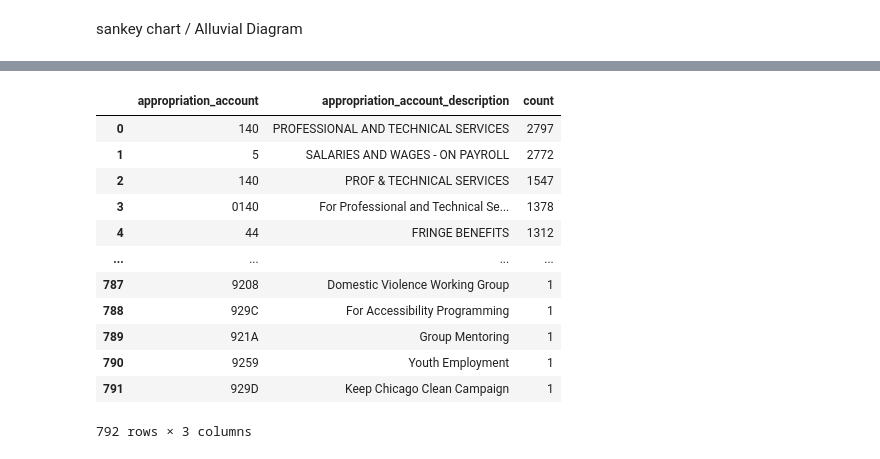
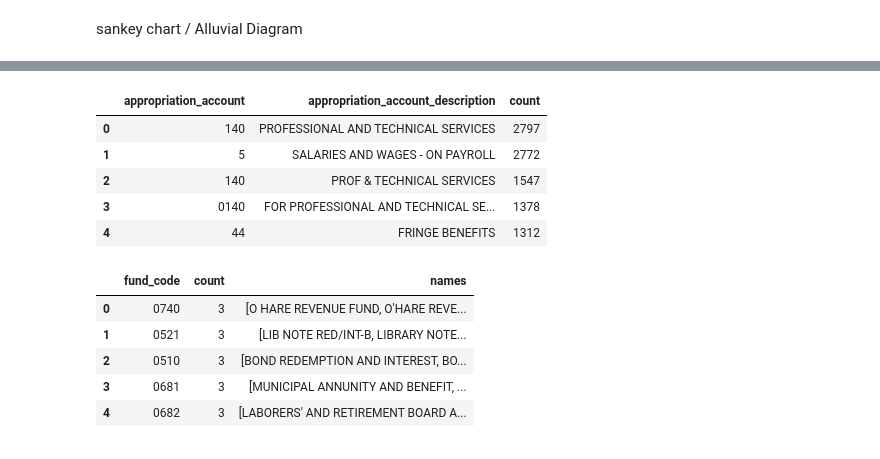
Before and after one commit to RamarkoB/chicago-budget, a Jupyter notebook: explore.ipynb, the cells around one changed output, grey strips where cells are left out. Cells and saved outputs as stored; diff of their text form; code cells hidden in the pictures.

```diff
--- a/explore.ipynb
+++ b/explore.ipynb
@@ -5,0 +8,4 @@ import matplotlib as plt
+# %%
+# set display options for pandas
+pd.set_option("display.max_rows", None)
+pd.set_option("display.max_colwidth", None)
@@ -6 +16,22 @@ import matplotlib as plt
+# %%
+# helper functions
+def getRowAmount(row):
+    if not pd.isna(row["_ordinance_amount_"]):
+        return row["_ordinance_amount_"]
+    elif not pd.isna(row["appropriation_ordinance"]):
+        return row["appropriation_ordinance"]
+    else:
+        return row["amount"]
+
+def getValueCounts(cols):
+    return df[cols].value_counts().to_frame().reset_index()
+
+def getAltNames(df, indexCol, nameCol):
+    count = df[indexCol].value_counts().to_frame().reset_index()
+    mult = count[count["count"] > 1]
+    mult["names"] = mult.apply(lambda row: df[df[indexCol] == row[indexCol]][nameCol].to_list(), axis=1)
+    return mult
+
+def getAnnualBudget(df, year):
+    return df[df["year"] == year]["amount"].sum()
 # %%
@@ -82,17 +134,20 @@ authorities
 # %%
-accounts = df[["appropriation_account", "appropriation_account_description"]].value_counts().to_frame().reset_index()
-accounts
+accounts = getValueCounts(["appropriation_account", "appropriation_account_description"])
+accounts.head()
 # %% [output]
 |  | appropriation_account | appropriation_account_description | count |
 | 0 | 140 | PROFESSIONAL AND TECHNICAL SERVICES | 2797 |
 | 1 | 5 | SALARIES AND WAGES - ON PAYROLL | 2772 |
 | 2 | 140 | PROF & TECHNICAL SERVICES | 1547 |
-| 3 | 0140 | For Professional and Technical Se... | 1378 |
+| 3 | 0140 | FOR PROFESSIONAL AND TECHNICAL SE... | 1378 |
 | 4 | 44 | FRINGE BENEFITS | 1312 |
-| ... | ... | ... | ... |
-| 787 | 9208 | Domestic Violence Working Group | 1 |
-| 788 | 929C | For Accessibility Programming | 1 |
-| 789 | 921A | Group Mentoring | 1 |
-| 790 | 9259 | Youth Employment | 1 |
-| 791 | 929D | Keep Chicago Clean Campaign | 1 |
-792 rows × 3 columns
+# %%
+multFundCodes = getAltNames(funds, "fund_code", "fund_description")
+multFundCodes.head()
+# %% [output]
+|  | fund_code | count | names |
+| 0 | 0740 | 3 | [O HARE REVENUE FUND, O'HARE REVE... |
+| 1 | 0521 | 3 | [LIB NOTE RED/INT-B, LIBRARY NOTE... |
+| 2 | 0510 | 3 | [BOND REDEMPTION AND INTEREST, BO... |
+| 3 | 0681 | 3 | [MUNICIPAL ANNUNITY AND BENEFIT, ... |
+| 4 | 0682 | 3 | [LABORERS' AND RETIREMENT BOARD A... |
```
Also changed, not shown: parts of 11 cells of this notebook.
